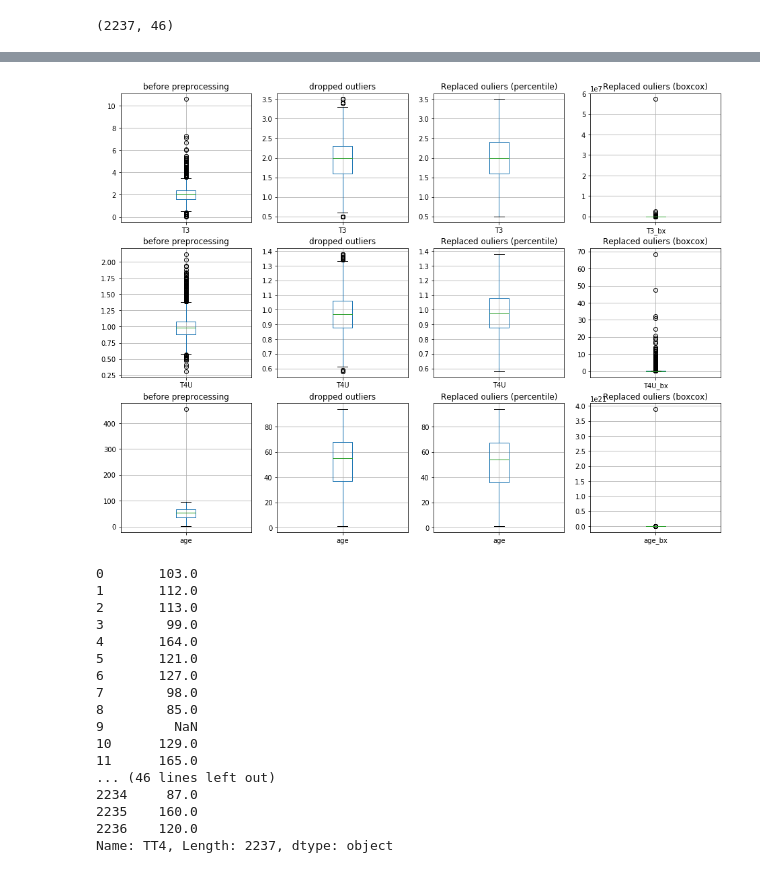
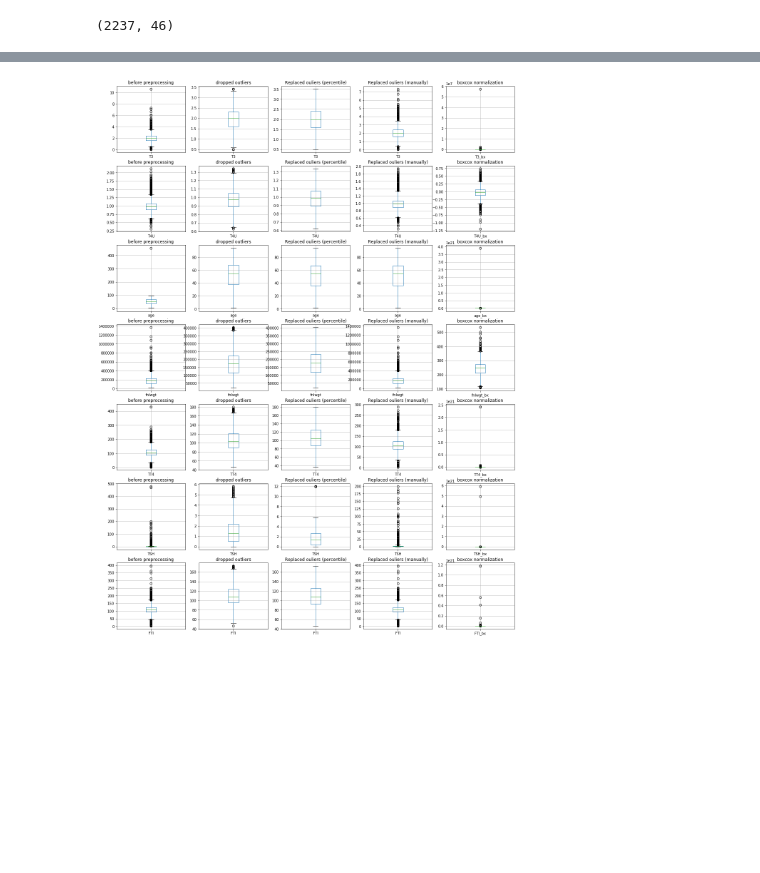
Before and after one commit to Pomichal/pr1_IAU, a Jupyter notebook: Preprocessing.ipynb, the cells around one changed output, grey strips where cells are left out. Drawn from its saved outputs; the diff is of its cells as text; code cells hidden in the pictures; blank space fills up the shorter version.

Commit message:
porovnanie nahradzovania vychylenych hodnot

```diff
--- a/Preprocessing.ipynb
+++ b/Preprocessing.ipynb
@@ -340,9 +377,10 @@ class ReplaceNanWithModel(TransformerMixin):
         self.replacer.fit(df)
         loo = cross_validation.LeaveOneOut(newdf.shape[0])
         scores = cross_validation.cross_val_score( self.model, newdf[newdf.columns.difference([self.col_name])],
-                                                 newdf[self.col_name], scoring='mean_squared_error', cv=loo,)
-#         self.model.fit(newdf[newdf.columns.difference([self.col_name])],newdf[self.col_name])
-        print(scores.mean())
+                                                 newdf[self.col_name], scoring='neg_mean_squared_error', cv=loo,)
+        print(scores.mean()) # pre kontrolu vypiseme metriku pre urcenie pribliznej ocakavanej uspesnosti modelu
+
+        self.model.fit(newdf[newdf.columns.difference([self.col_name])],newdf[self.col_name])
         return self
 
     def transform(self, df, **transform_params):
@@ -351,7 +389,7 @@ class ReplaceNanWithModel(TransformerMixin):
         newdf = df[df[self.col_name].isna()]
         # ziskanie len numerickych atributov
         newdf = self.selectColumns(newdf)
-        # odstranenie vsetkych riadkov kde su nejake nan hodnoty okrem atributu ktory predikujeme
+        # doplnenie medianu do vsetkych riadkov kde su nejake nan hodnoty okrem atributu ktory predikujeme
         newdf = self.replacer.transform(newdf)
 
         prediction = self.model.predict(newdf[newdf.columns.difference([self.col_name])])
@@ -435,0 +473,3 @@ def test_preprocessing2(df, columns, ppl, ppl2):
+# %%
+for col in true_false_cols:
+    print(col + ": ",X_train[col].nunique())
@@ -436,5 +503,5 @@ def test_preprocessing2(df, columns, ppl, ppl2):
 # %%
-def test_preprocessing(df, columns, pipelines,titles=['1','2','3'], sufix = ["","","","_bx"]):
+def test_preprocessing(df, columns, pipelines,titles=['1','2','3','4','5'], sufix = ["","","","", "_bx"]):
     dfs = [df]
     for ppl in pipelines:
         model = ppl.fit(df)
@@ -450,38 +519,32 @@ def test_preprocessing(df, columns, pipelines,titles=['1','2','3'], sufix = ["",
 # %%
+result_train['TT4'] = pd.to_numeric(result_train.TT4, errors='coerce')
+result_train['TSH'] = pd.to_numeric(result_train.TSH, errors='coerce')
+result_train['FTI'] = pd.to_numeric(result_train.FTI, errors='coerce')
+
+
 # numeric_columns = ['TT4', 'T4U','TSH', 'T3', 'fnlwgt', 'FTI', 'age']
-numeric_columns = ['T3','T4U','age']
-titles = ['before preprocessing', 'dropped outliers', 'Replaced ouliers (percentile)', 'Replaced ouliers (boxcox)']
+numeric_columns = ['T3','T4U','age', 'fnlwgt', 'TT4','TSH', 'FTI']
+titles = ['before preprocessing', 'dropped outliers', 'Replaced ouliers (percentile)', 'Replaced ouliers (manually)',
+         'boxcox normalization']
 
 ppl = Pipeline([
      ('RemoveExtremes',DropOutliers(numeric_columns))
 ])
 ppl2 = Pipeline([
      ('ReplaceExtremes',ReplaceOutliersWithPercentile(numeric_columns))
 ])
-ppl3 = Pipeline([
-     ('ReplaceBoxCox',BoxCoxNormalization(numeric_columns))
+ppl4 = Pipeline([
+     ('BoxCox',BoxCoxNormalization(numeric_columns))
 ])
 
-test_preprocessing(result_train,numeric_columns,[ppl,ppl2,ppl3],titles)
+min_extremes = {'T3': 0, 'T4U' : 0.25,'fnlwgt': 0, 'age' : 0, 'TT4': 0, 'TSH':0, 'FTI':0}
+max_extremes = {'T3': 8, 'T4U' : 2, 'fnlwgt': 1400000, 'age' : 100, 'TT4': 400, 'TSH':400, 'FTI': 400}
+
+
+ppl3 = Pipeline([
+     ('ReplaceKnownOutliers',ReplaceOutliers(numeric_columns, min_extremes, max_extremes))
+])
+
+test_preprocessing(result_train,numeric_columns,[ppl,ppl2,ppl3,ppl4],titles)
 # %% [output]
-[figure, old version]
+[figure, new version]
-# %%
-result_train['TT4']
-# %% [output]
-0       103.0
-1       112.0
-2       113.0
-3        99.0
-4       164.0
-5       121.0
-6       127.0
-7        98.0
-8        85.0
-9         NaN
-10      129.0
-11      165.0
-... (46 lines left out)
-2234     87.0
-2235    160.0
-2236    120.0
-Name: TT4, Length: 2237, dtype: object
```
Also changed, not shown: parts of 22 cells of this notebook, 1 other file.
